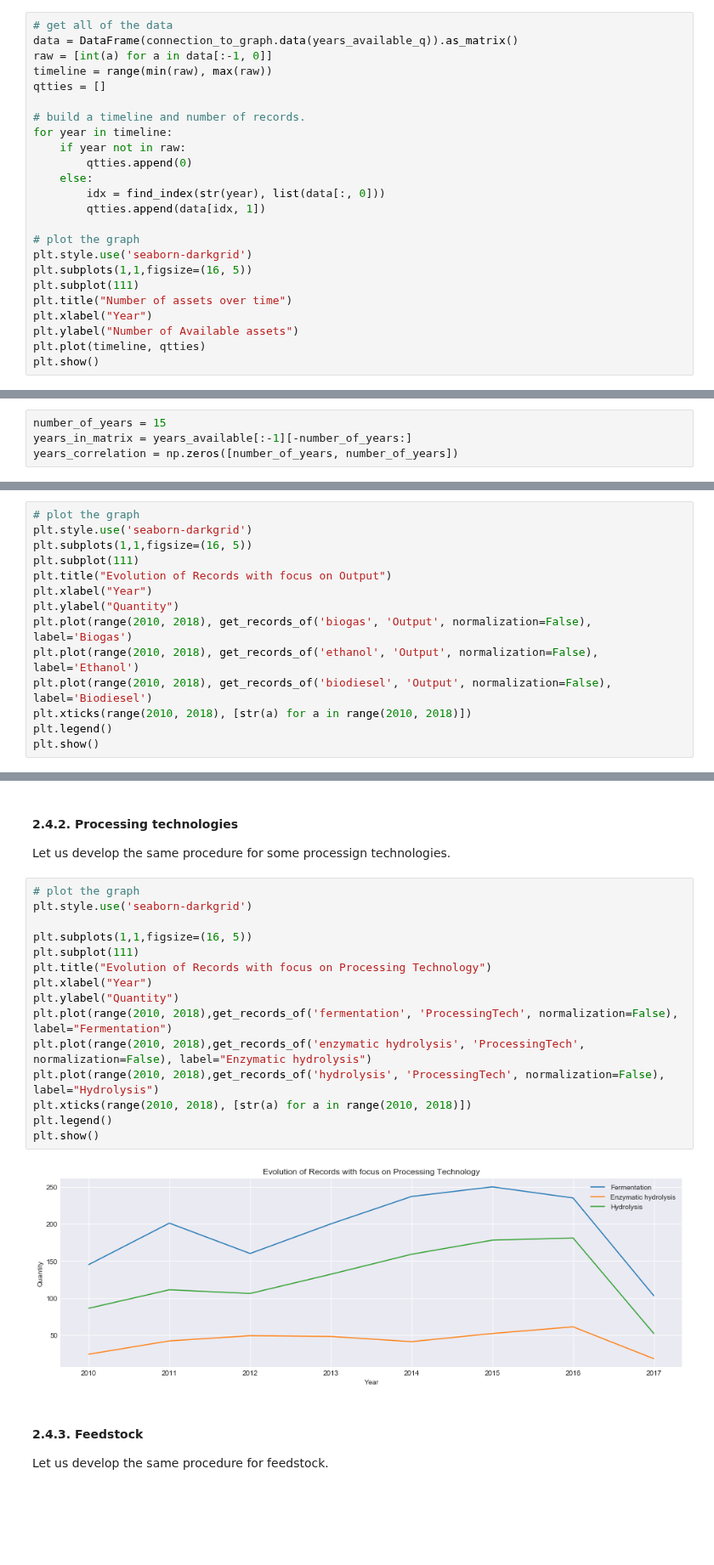
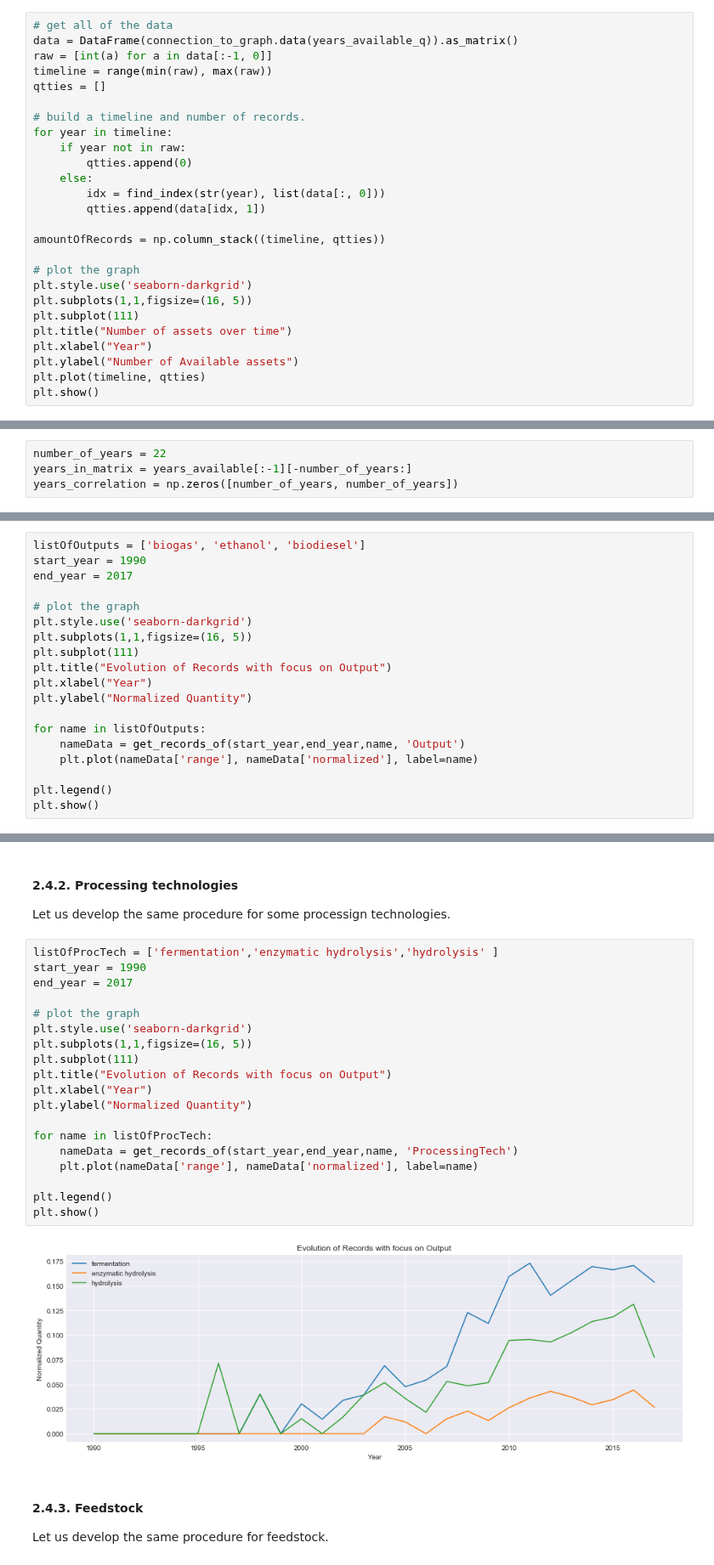
Before and after one commit to duarteocarmo/technological_capabilities, a Jupyter notebook: notebooks/2_2_Capability Correlations_Time.ipynb, the cells around one changed output, grey strips where cells are left out. Shown at 85% size. Cells and saved outputs as stored; diff of their text form; blank space fills up the shorter version.

Commit message:
Extended Range and Cleaned Analysis

```diff
--- a/notebooks/2_2_Capability Correlations_Time.ipynb
+++ b/notebooks/2_2_Capability Correlations_Time.ipynb
@@ -290,6 +293,8 @@ for year in timeline:
         idx = find_index(str(year), list(data[:, 0]))
         qtties.append(data[idx, 1])
 
+amountOfRecords = np.column_stack((timeline, qtties))
+
 # plot the graph
 plt.style.use('seaborn-darkgrid')
 plt.subplots(1,1,figsize=(16, 5))
@@ -306,7 +311,7 @@ plt.show()
 # %% [markdown]
 To counteract the fact that our dataset is not uniformily distributed across the years, we will only consider the last 15 years. [2004-2018]
 # %%
-number_of_years = 15
+number_of_years = 22
 years_in_matrix = years_available[:-1][-number_of_years:]
 years_correlation = np.zeros([number_of_years, number_of_years])
 # %% [markdown]
@@ -404,17 +437,22 @@ Now that the function is built, we can plot virtually any evolution.
 
 Let us see the evolution of records of biogas Vs. ethanol as an example.
 # %%
+listOfOutputs = ['biogas', 'ethanol', 'biodiesel']
+start_year = 1990
+end_year = 2017
+
 # plot the graph
 plt.style.use('seaborn-darkgrid')
 plt.subplots(1,1,figsize=(16, 5))
 plt.subplot(111)
 plt.title("Evolution of Records with focus on Output")
 plt.xlabel("Year")
-plt.ylabel("Quantity")
-plt.plot(range(2010, 2018), get_records_of('biogas', 'Output', normalization=False), label='Biogas')
-plt.plot(range(2010, 2018), get_records_of('ethanol', 'Output', normalization=False), label='Ethanol')
-plt.plot(range(2010, 2018), get_records_of('biodiesel', 'Output', normalization=False), label='Biodiesel')
-plt.xticks(range(2010, 2018), [str(a) for a in range(2010, 2018)])
+plt.ylabel("Normalized Quantity")
+
+for name in listOfOutputs:
+    nameData = get_records_of(start_year,end_year,name, 'Output')
+    plt.plot(nameData['range'], nameData['normalized'], label=name)
+
 plt.legend()
 plt.show()
 # %% [output]
@@ -424,22 +462,26 @@ plt.show()
 
 Let us develop the same procedure for some processign technologies.
 # %%
+listOfProcTech = ['fermentation','enzymatic hydrolysis','hydrolysis' ]
+start_year = 1990
+end_year = 2017
+
 # plot the graph
 plt.style.use('seaborn-darkgrid')
-
 plt.subplots(1,1,figsize=(16, 5))
 plt.subplot(111)
-plt.title("Evolution of Records with focus on Processing Technology")
+plt.title("Evolution of Records with focus on Output")
 plt.xlabel("Year")
-plt.ylabel("Quantity")
-plt.plot(range(2010, 2018),get_records_of('fermentation', 'ProcessingTech', normalization=False), label="Fermentation")
-plt.plot(range(2010, 2018),get_records_of('enzymatic hydrolysis', 'ProcessingTech', normalization=False), label="Enzymatic hydrolysis")
-plt.plot(range(2010, 2018),get_records_of('hydrolysis', 'ProcessingTech', normalization=False), label="Hydrolysis")
-plt.xticks(range(2010, 2018), [str(a) for a in range(2010, 2018)])
+plt.ylabel("Normalized Quantity")
+
+for name in listOfProcTech:
+    nameData = get_records_of(start_year,end_year,name, 'ProcessingTech')
+    plt.plot(nameData['range'], nameData['normalized'], label=name)
+
 plt.legend()
 plt.show()
 # %% [output]
-[figure, old version]
+[figure, new version]
 # %% [markdown]
 #### 2.4.3. Feedstock <a class="anchor" id="two-four-three"></a>
 
```
Also changed, not shown: parts of 32 cells of this notebook.
